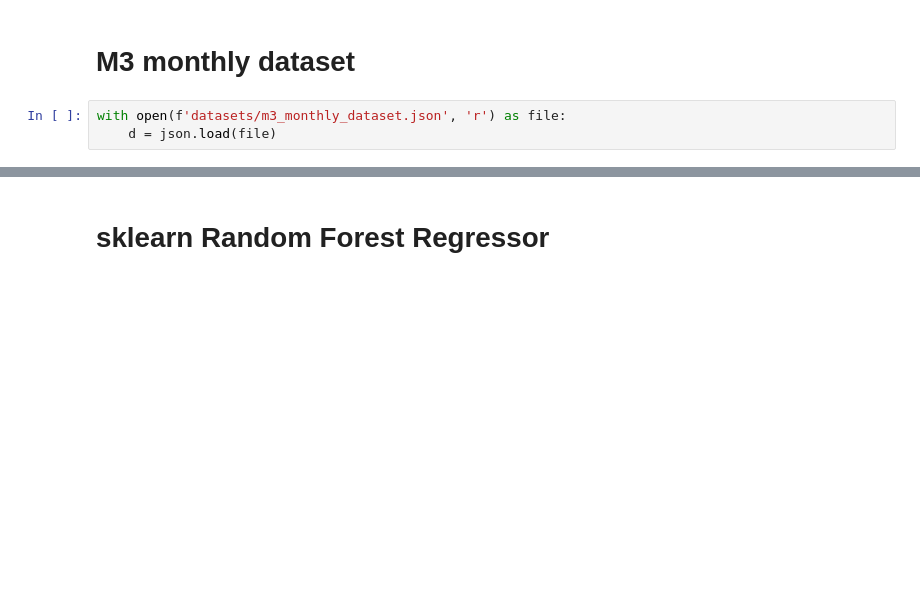
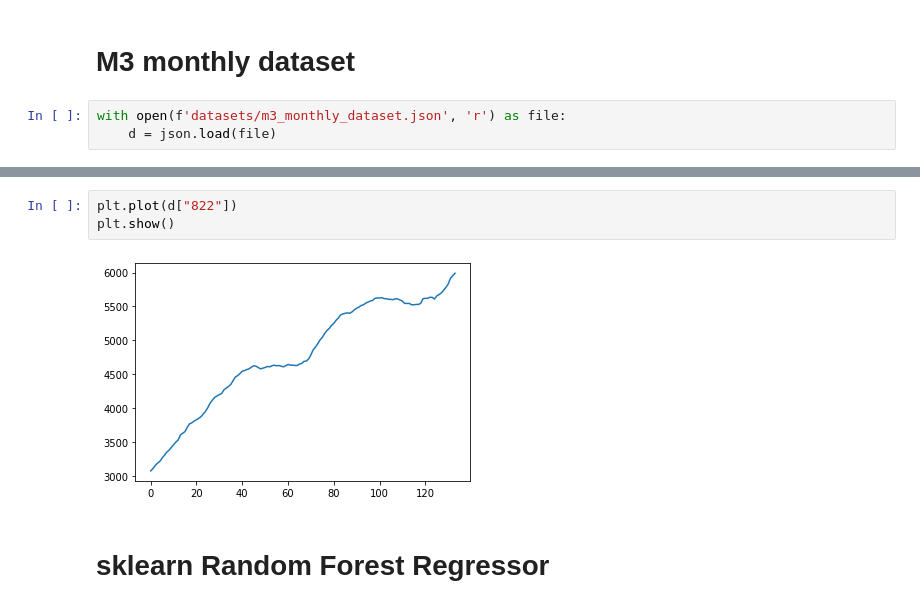
Before and after one commit to LinusLin6769/DCLaboratory01, a Jupyter notebook: playground.ipynb, the cells around one changed output, grey strips where cells are left out. Saved outputs shown, nothing was run; the diff lists cells and outputs as text; blank space fills up the shorter version.

```diff
--- a/playground.ipynb
+++ b/playground.ipynb
@@ -179,3 +182,8 @@ Error:
+# %%
+plt.plot(d["822"])
+plt.show()
+# %% [output]
+[figure, added]
 # %% [markdown]
 # sklearn Random Forest Regressor
 # %%
```
Also changed, not shown: parts of 3 cells of this notebook, 56 other files.
